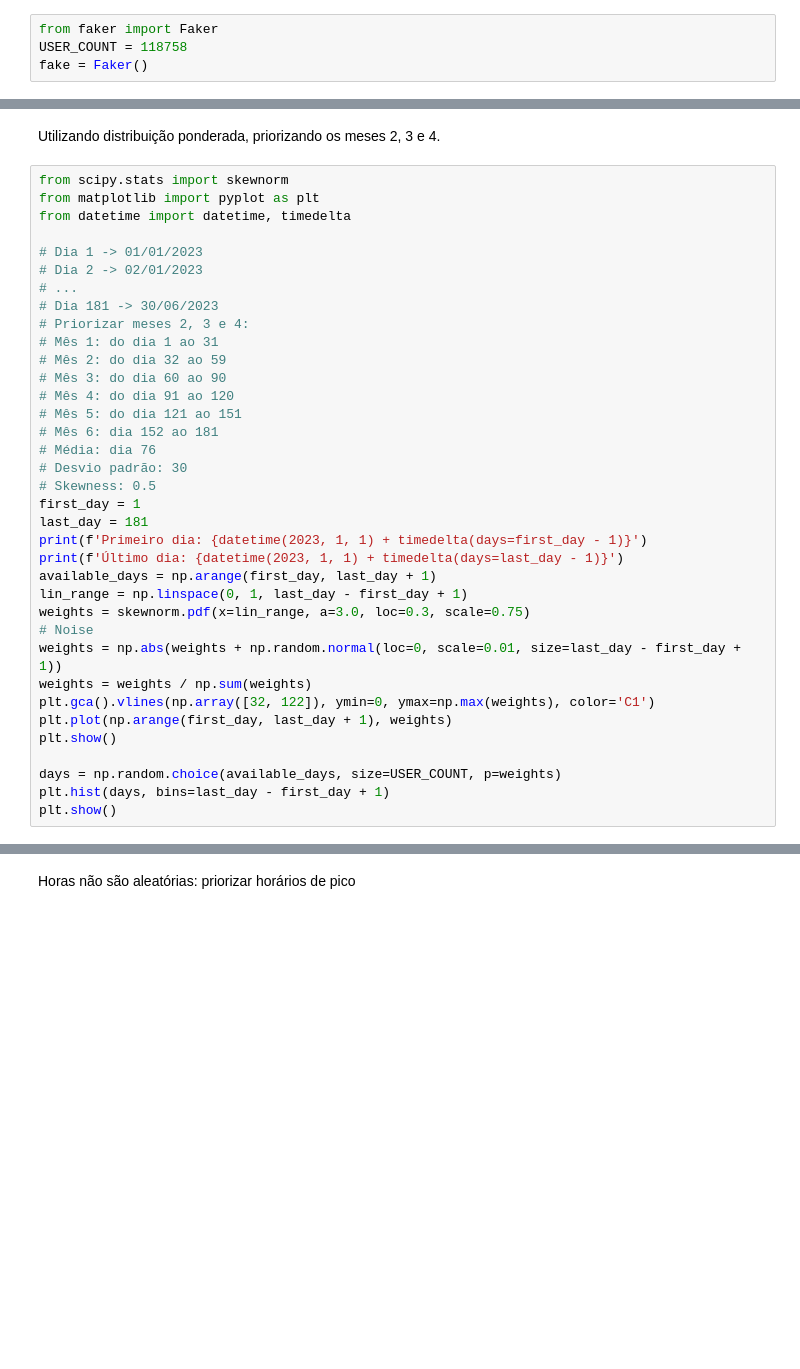
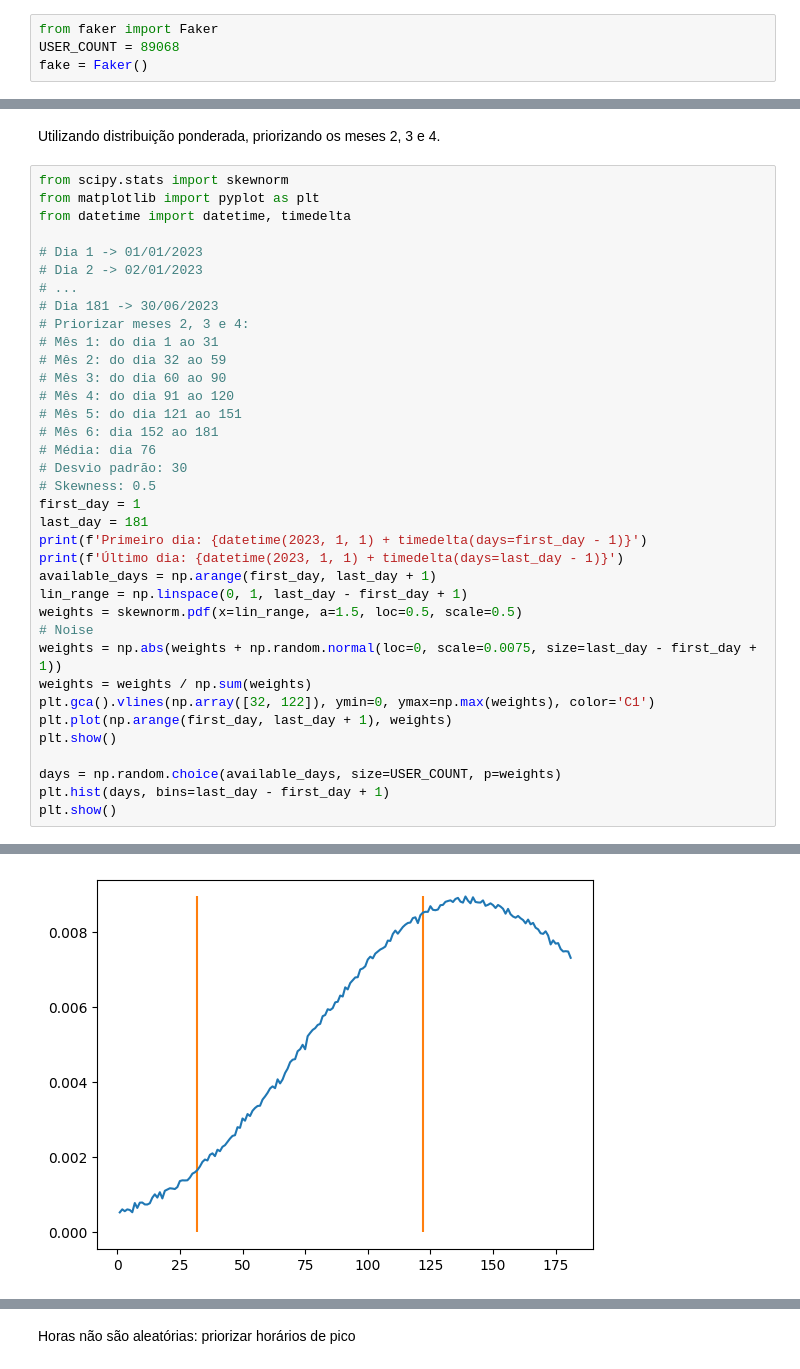
Before and after one commit to rubcube-guilhermetomiasi/mocking, a Jupyter notebook: mocking.ipynb, the cells around one changed output, grey strips where cells are left out. Cells and saved outputs as stored; diff of their text form; blank space fills up the shorter version.

Commit message:
last mock git

```diff
--- a/mocking.ipynb
+++ b/mocking.ipynb
@@ -2,7 +2,7 @@
 Constantes: tamanho do Mock e instância do Faker
 # %%
 from faker import Faker
-USER_COUNT = 118758
+USER_COUNT = 89068
 fake = Faker()
 # %% [markdown]
 # Funções usadas ao longo do Notebook
@@ -74,9 +76,9 @@ print(f'Primeiro dia: {datetime(2023, 1, 1) + timedelta(days=first_day - 1)}')
 print(f'Último dia: {datetime(2023, 1, 1) + timedelta(days=last_day - 1)}')
 available_days = np.arange(first_day, last_day + 1)
 lin_range = np.linspace(0, 1, last_day - first_day + 1)
-weights = skewnorm.pdf(x=lin_range, a=3.0, loc=0.3, scale=0.75)
+weights = skewnorm.pdf(x=lin_range, a=1.5, loc=0.5, scale=0.5)
 # Noise
-weights = np.abs(weights + np.random.normal(loc=0, scale=0.01, size=last_day - first_day + 1))
+weights = np.abs(weights + np.random.normal(loc=0, scale=0.0075, size=last_day - first_day + 1))
 weights = weights / np.sum(weights)
 plt.gca().vlines(np.array([32, 122]), ymin=0, ymax=np.max(weights), color='C1')
 plt.plot(np.arange(first_day, last_day + 1), weights)
@@ -85,3 +87,4 @@ plt.show()
 days = np.random.choice(available_days, size=USER_COUNT, p=weights)
 plt.hist(days, bins=last_day - first_day + 1)
 plt.show()
+# %% [output]
@@ -87,0 +93 @@ plt.show()
+[figure, added]
```
Also changed, not shown: parts of 51 cells of this notebook.
